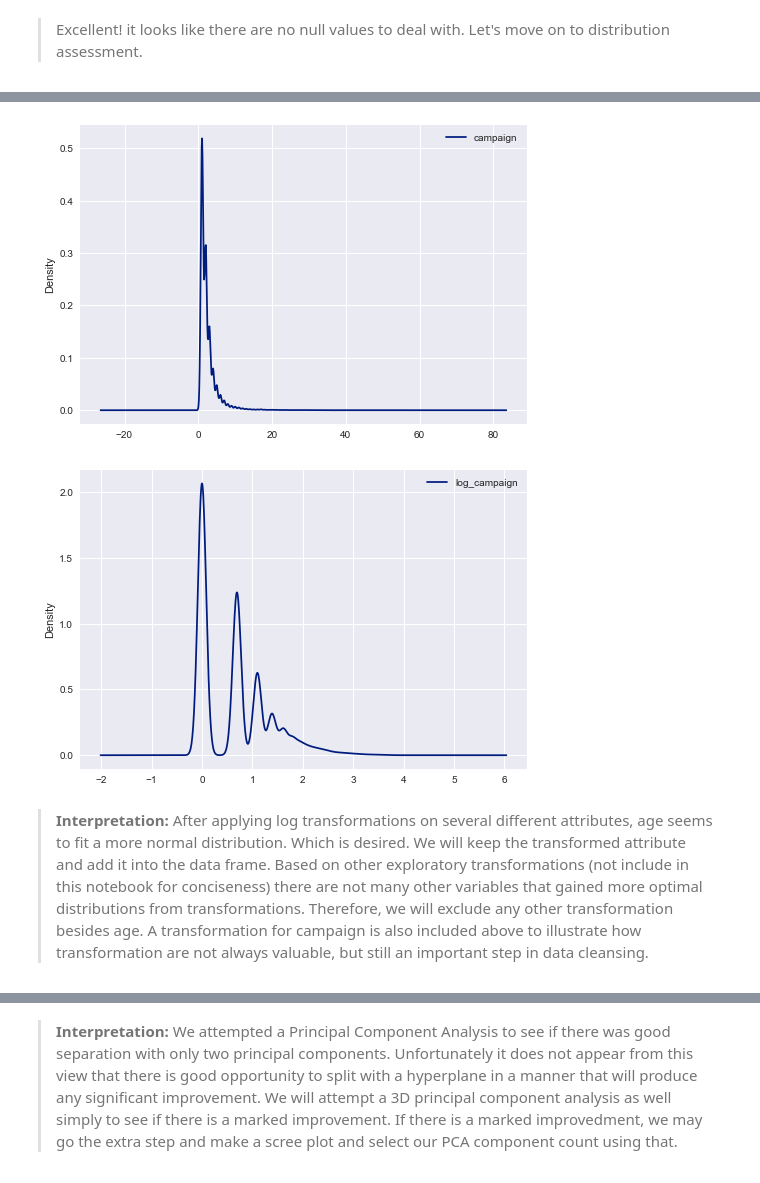
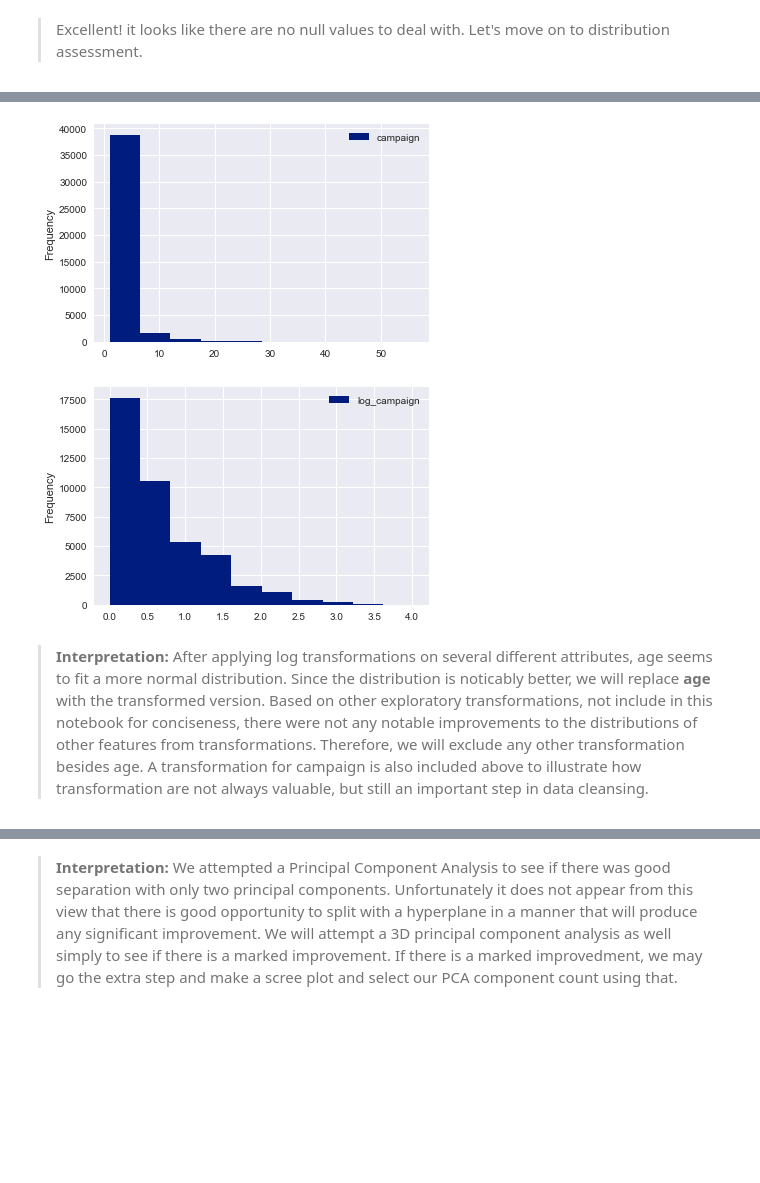
Before and after one commit to GriffinLane/DataMining-Lab2, a Jupyter notebook: Lab 2.ipynb, the cells around one changed output, grey strips where cells are left out. Saved outputs shown, nothing was run; the diff lists cells and outputs as text; code cells hidden in the pictures; blank space fills up the shorter version.

```diff
--- a/Lab 2.ipynb
+++ b/Lab 2.ipynb
@@ -66,23 +81,23 @@ df.age = log_age
 # %%
 import numpy as np
 import math
 
-df.campaign.plot(kind="density", label="campaign")
+df.campaign.plot(kind="hist", label="campaign")
 plt.legend(loc='upper right')
 plt.show()
 
 #add epsilon to prevent logs of zero
 log_campaign = df.campaign.apply(np.log)
-log_campaign.plot(kind="density", label="log_campaign")
+log_campaign.plot(kind="hist", label="log_campaign")
 plt.legend(loc='upper right')
 plt.show()
 
 #df.campaign = log_campaign
 # %% [output]
-[figure, old version]
+[figure, new version]
-[figure, old version]
+[figure, new version]
 # %% [markdown]
-> <p><b>Interpretation:</b> After applying log transformations on several different attributes, age seems to fit a more normal distribution. Which is desired. We will keep the transformed attribute and add it into the data frame. Based on other exploratory transformations (not include in this notebook for conciseness) there are not many other variables that gained more optimal distributions from transformations. Therefore, we will exclude any other transformation besides age. A transformation for campaign is also included above to illustrate how transformation are not always valuable, but still an important step in data cleansing. </p> </p>
+> <p><b>Interpretation:</b> After applying log transformations on several different attributes, age seems to fit a more normal distribution. Since the distribution is noticably better, we will replace <b>age</b> with the transformed version. Based on other exploratory transformations, not include in this notebook for conciseness, there were not any notable improvements to the distributions of other features from transformations. Therefore, we will exclude any other transformation besides age. A transformation for campaign is also included above to illustrate how transformation are not always valuable, but still an important step in data cleansing. </p> </p>
 # %%
 sns.pairplot(df, hue="y", diag_kind="hist", plot_kws={"alpha":.4})
 # %% [output]
```
Also changed, not shown: parts of 32 cells of this notebook.
